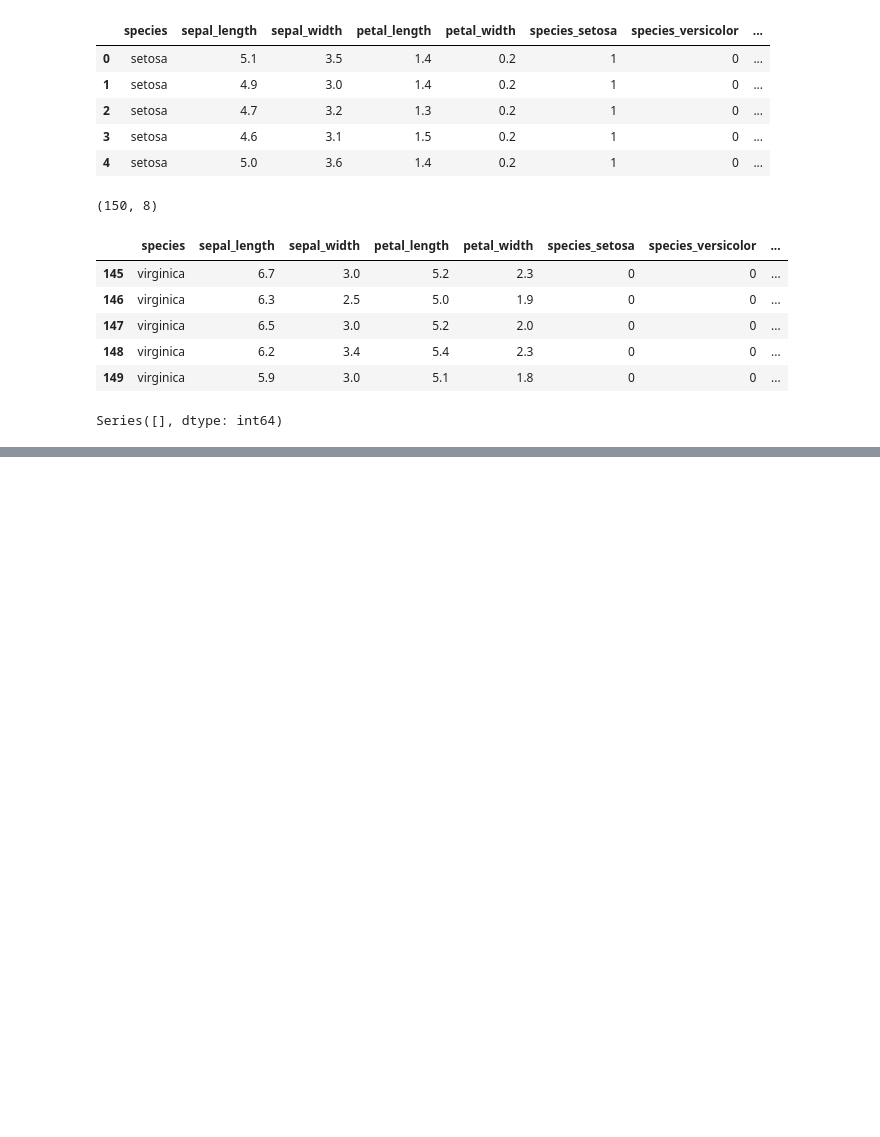
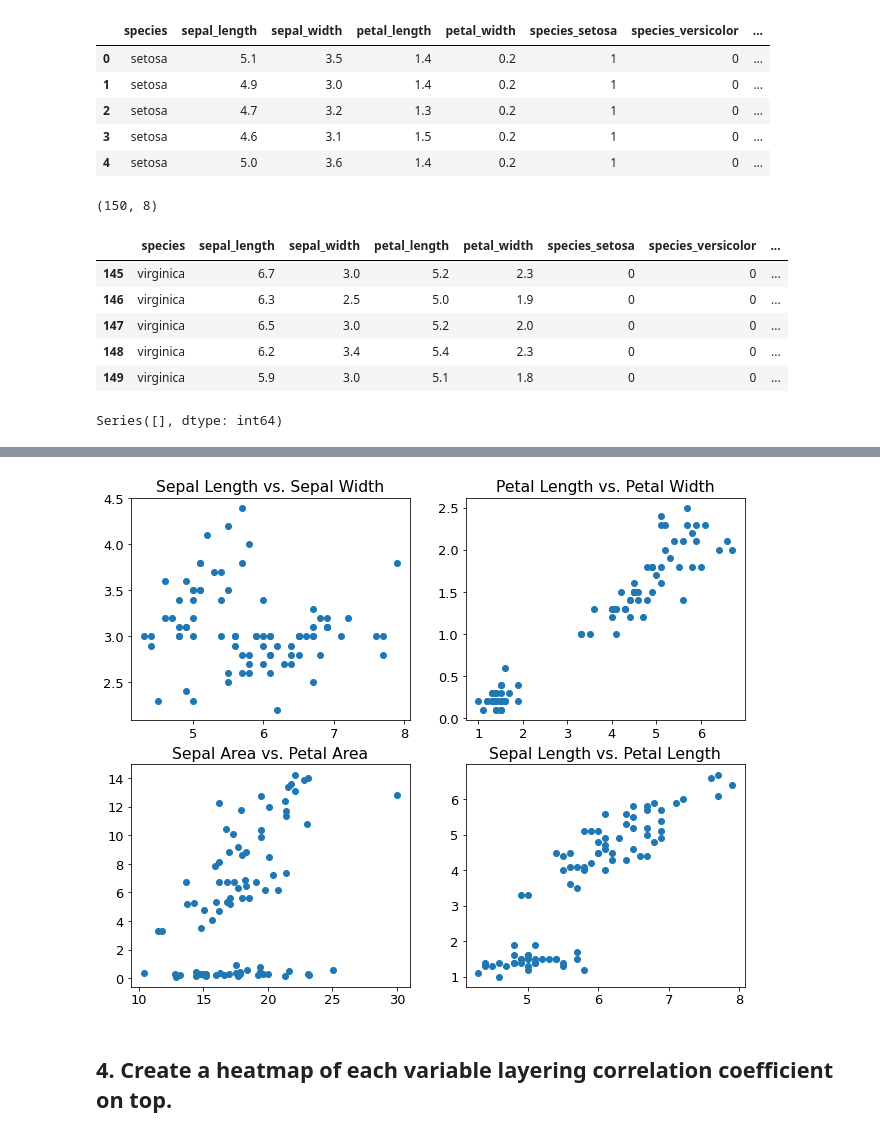
Before and after one commit to johngrinstead/classification-exercises, a Jupyter notebook: classification_exercises.ipynb, the cells around one changed output, grey strips where cells are left out. Cells and saved outputs as stored; diff of their text form; code cells hidden in the pictures; blank space fills up the shorter version.

```diff
--- a/classification_exercises.ipynb
+++ b/classification_exercises.ipynb
@@ -526,0 +628,27 @@ def prep_iris():
+# %%
+n_rows = 2
+n_cols = 2
+
+# plot the first subplot
+plt.subplot(n_rows, n_cols, 1)
+plt.scatter(train.sepal_length, train.sepal_width)
+plt.title('Sepal Length vs. Sepal Width')
+
+# the second subplot
+plt.subplot(n_rows, n_cols, 2)
+plt.scatter(train.petal_length, train.petal_width)
+plt.title('Petal Length vs. Petal Width')
+
+plt.subplot(n_rows, n_cols, 3)
+plt.scatter((train.sepal_length * train.sepal_width), (train.petal_length * train.petal_width))
+plt.title('Sepal Area vs. Petal Area')
+
+plt.subplot(n_rows, n_cols, 4)
+plt.scatter(train.sepal_length, train.petal_length)
+plt.title('Sepal Length vs. Petal Length')
+
+plt.show()
+# %% [output]
+[figure, added]
+# %% [markdown]
+## 4. Create a heatmap of each variable layering correlation coefficient on top.
```
Also changed, not shown: parts of 14 cells of this notebook, 2 other files.
